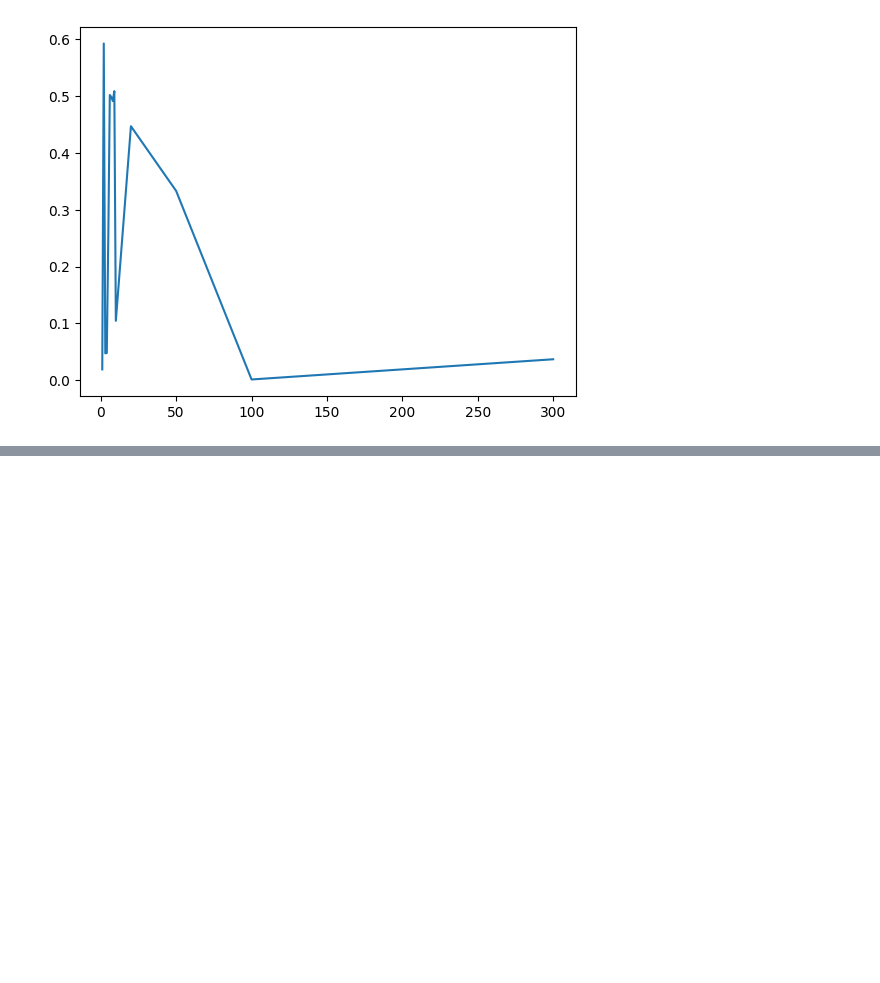
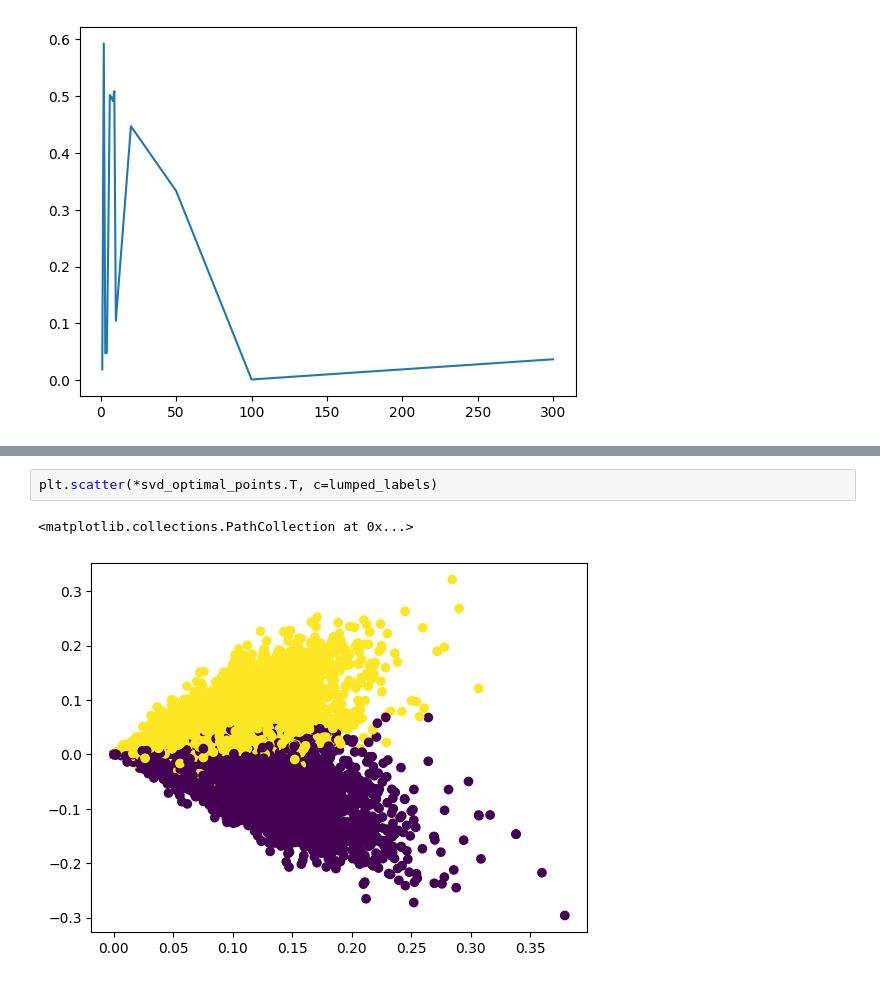
Before and after one commit to papaymaguire/ece219-project4, a Jupyter notebook: project2/notebooks/part01_01.ipynb, the cells around one changed output, grey strips where cells are left out. Cells and saved outputs as stored; diff of their text form; blank space fills up the shorter version.

```diff
--- a/project2/notebooks/part01_01.ipynb
+++ b/project2/notebooks/part01_01.ipynb
@@ -228,0 +276,5 @@ make_measure_plots(nmf_results_df)
+# %%
+plt.scatter(*svd_optimal_points.T, c=lumped_labels)
+# %% [output]
+<matplotlib.collections.PathCollection at 0x...>
+[figure, added]
```
Also changed, not shown: parts of 9 cells of this notebook.
